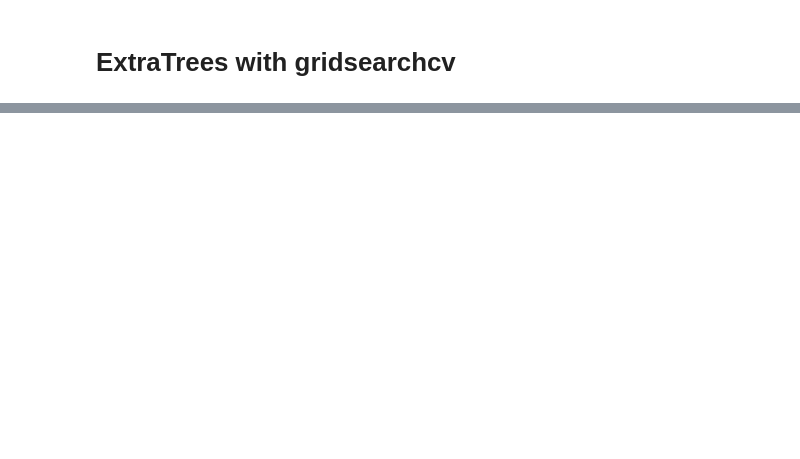
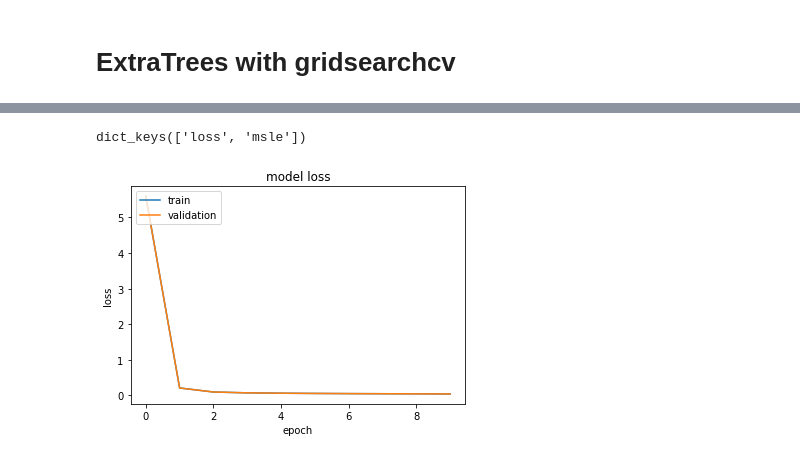
Before and after one commit to CSJohnLee/house_price_prediction, a Jupyter notebook: LeeNusaputraSawasaki_FinalProject-John.ipynb, the cells around one changed output, grey strips where cells are left out. Saved outputs shown, nothing was run; the diff lists cells and outputs as text; code cells hidden in the pictures; blank space fills up the shorter version.

```diff
--- a/LeeNusaputraSawasaki_FinalProject-John.ipynb
+++ b/LeeNusaputraSawasaki_FinalProject-John.ipynb
@@ -1051,0 +1112,23 @@ Root Mean Squared Log Error: 0.021288533472139992
+# %%
+def nn_five_layer(batch=10, epochs=100, hidden1_n=24, hidden2_n=12, hidden3_n=5, hidden4_n=2):
+    model = Sequential()
+    model.add(Dense(hidden1_n, input_dim=240, activation ='relu'))
+    model.add(Dense(hidden2_n, activation ='relu'))
+    model.add(Dense(hidden3_n, activation ='relu'))
+    model.add(Dense(hidden4_n, activation ='relu'))
+    model.add(Dense(1, activation ='linear'))
+    model.summary()
+    sgd = optimizers.SGD(lr=0.01)
+    model.compile(optimizer=sgd, loss='msle', metrics=['msle'])
+
+    history = model.fit(train_data, train_labels, batch_size=batch, verbose=1, epochs=epochs)
+    return model, history
+model, history = nn_five_layer(epochs=ep)
+
+prediction = model.predict(dev_data)                 #predict
+print("Mean Squared Error:", mean_squared_error(dev_labels, prediction, squared=False))
+print("Mean Squared Log Error:", mean_squared_log_error(dev_labels, prediction))
+
+test_prediction = model.predict(test_data)
+for each in test_prediction:
+    print(each[0])
@@ -1051,0 +1153,13 @@ Root Mean Squared Log Error: 0.021288533472139992
+# %%
+print(history.history.keys())
+# "Loss"
+plt.plot(history.history['loss'])
+plt.plot(history.history['msle'])
+plt.title('model loss')
+plt.ylabel('loss')
+plt.xlabel('epoch')
+plt.legend(['train', 'validation'], loc='upper left')
+plt.show()
+# %% [output]
+dict_keys(['loss', 'msle'])
+[figure, added]
```
Also changed, not shown: parts of 27 cells of this notebook.
